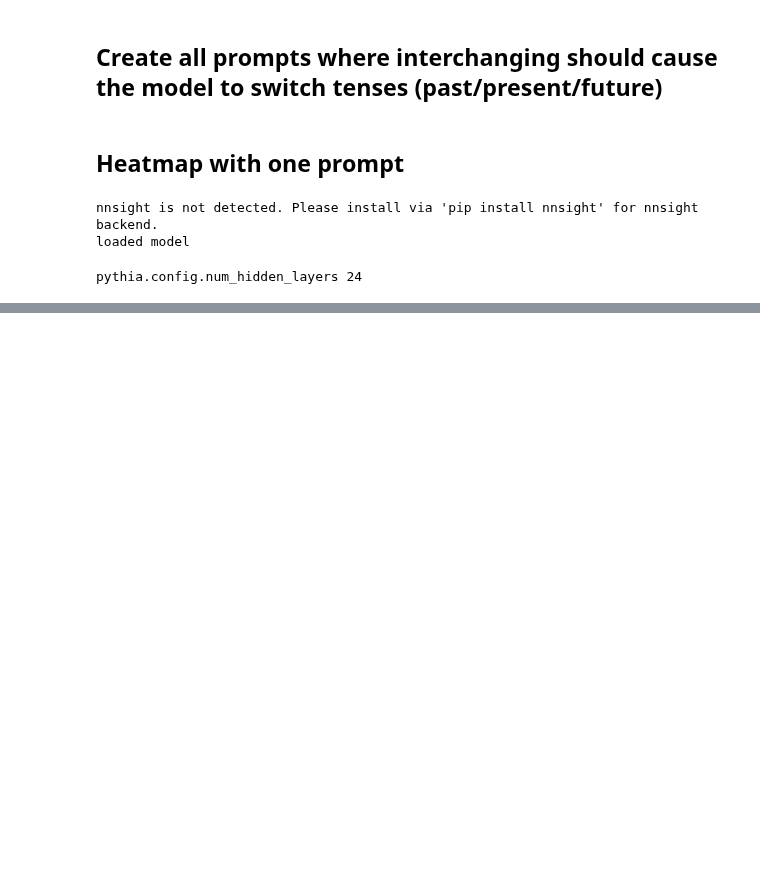
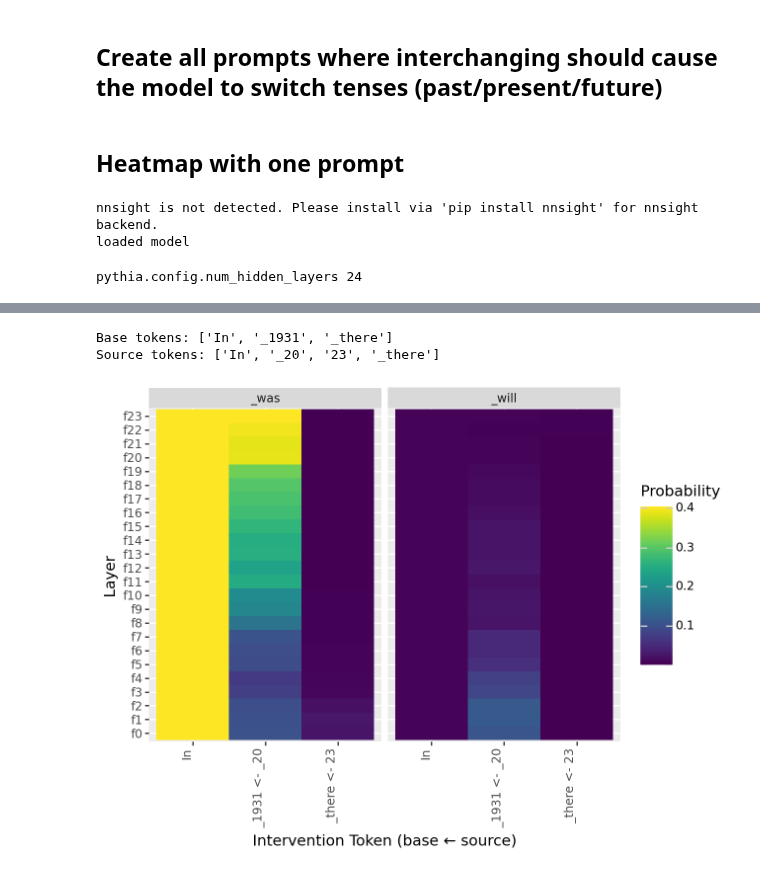
Before and after one commit to Suzehva/olmo_das_2, a Jupyter notebook: create_ii_heatmap_pythia.ipynb, the cells around one changed output, grey strips where cells are left out. Cells and saved outputs as stored; diff of their text form; code cells hidden in the pictures; blank space fills up the shorter version.

```diff
--- a/create_ii_heatmap_pythia.ipynb
+++ b/create_ii_heatmap_pythia.ipynb
@@ -126,6 +196,65 @@ for layer_i in range(pythia.config.num_hidden_layers):
             )
 
 df = pd.DataFrame(data)
+# %%
+# aditi wrote
+
+import torch
+import pandas as pd
+from plotnine import ggplot, aes, geom_tile, facet_wrap, theme, element_text, labs, options
+
+# Base and source prompts
+base_prompt = BASE_PROMPT
+source_prompt = SOURCE_PROMPT
+
+# Tokenize both
+base_ids = base.input_ids[0]
+source_ids = sources[0].input_ids[0]
+
+base_tokens = [format_token(tokenizer, tid.item()) for tid in base_ids]
+source_tokens = [format_token(tokenizer, tid.item()) for tid in source_ids]
+
+print("Base tokens:", base_tokens)
+print("Source tokens:", source_tokens)
+
+# Make x-axis labels: normally base token, but show swapped token for differences
+x_labels = []
+for b_tok, s_tok in zip(base_tokens, source_tokens):
+    if b_tok != s_tok:
+        x_labels.append(f"{b_tok} <- {s_tok}")
+    else:
+        x_labels.append(b_tok)
+
+# Map df intervention tokens to these labels
+df["intervention_token_label"] = pd.Categorical(
+    [x_labels[pos] for pos in df["pos"]],
+    categories=x_labels,
+    ordered=True
+)
+
+# Layers categorical (0 at bottom, max at top)
+df["layer"] = pd.Categorical(df["layer"], categories=[f"f{l}" for l in range(pythia.config.num_hidden_layers)], ordered=True)
+
+# Token categorical
+df["token"] = df["token"].astype("category")
+
+# Plot
+g = (
+    ggplot(df)
+    + geom_tile(aes(x="intervention_token_label", y="layer", fill="prob"), raster=False)
+    + facet_wrap("~token")
+    + theme(axis_text_x=element_text(rotation=90, ha='right'))
+    + labs(x="Intervention Token (base ← source)", y="Layer", fill="Probability")
+)
+
+# Optional figure size
+options.figure_size = (12, 6)
+
+g
+# %% [output]
+Base tokens: ['In', '_1931', '_there']
+Source tokens: ['In', '_20', '23', '_there']
+[figure, added]
 # %%
 import torch
 from plotnine import options
```
Also changed, not shown: parts of 5 cells of this notebook, 33 other files.
